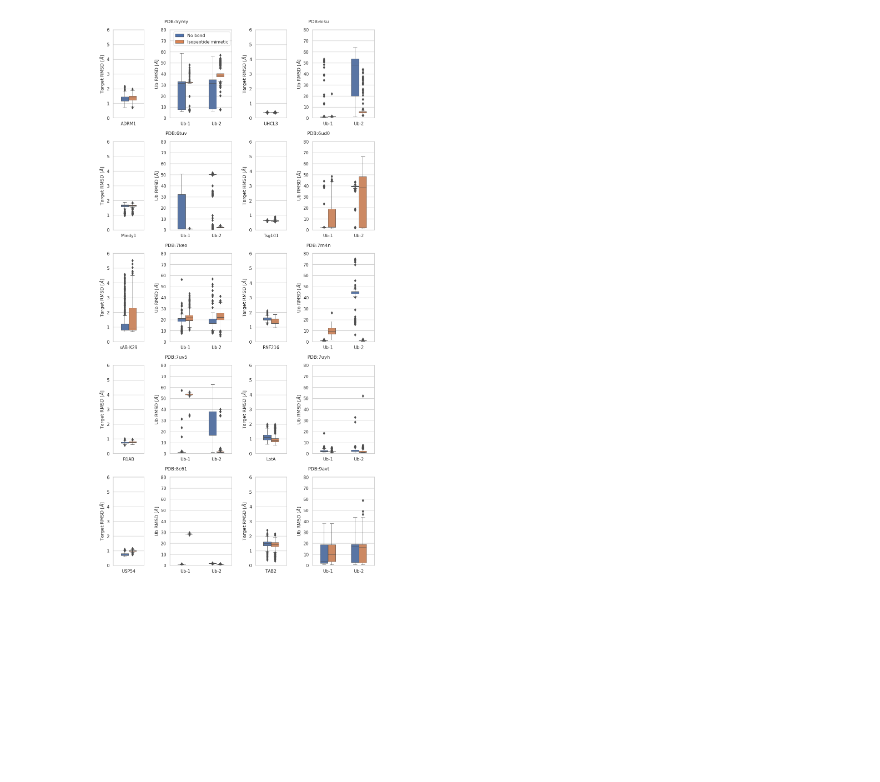
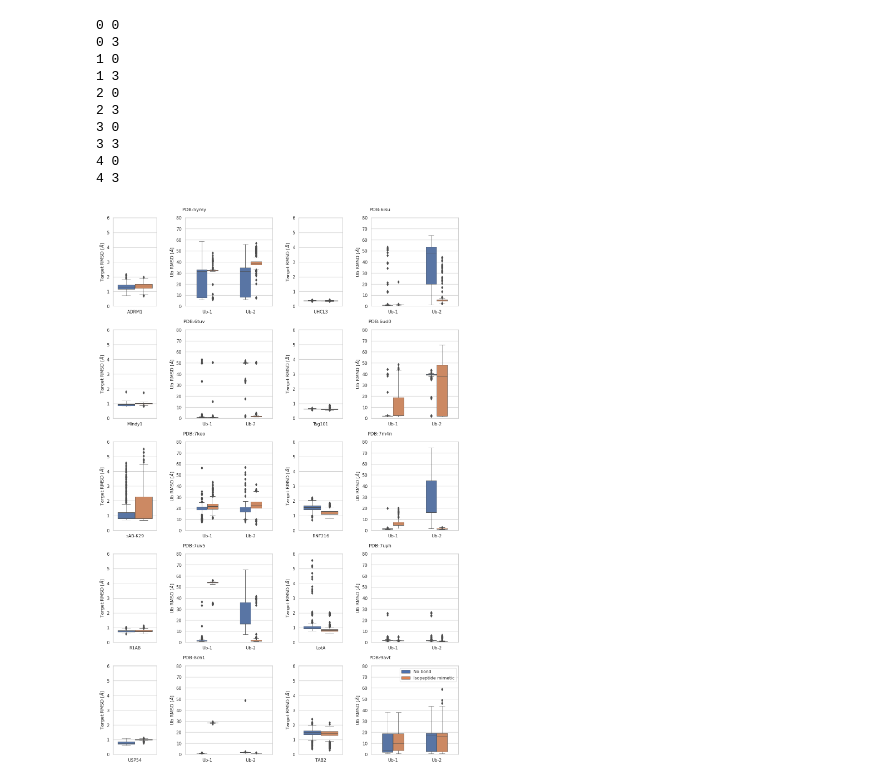
Before and after one commit to bio-phys/polyUb-AF, a Jupyter notebook: analysis_isopeptide_rmsd_ubs.ipynb, the cells around one changed output. Saved outputs shown, nothing was run; the diff lists cells and outputs as text; code cells hidden in the pictures; blank space fills up the shorter version.

```diff
--- a/analysis_isopeptide_rmsd_ubs.ipynb
+++ b/analysis_isopeptide_rmsd_ubs.ipynb
@@ -359,9 +387,9 @@ for system in input_rec_dic.keys():
     model_names, target_rmsd, ub_rmsd = calc_rmsd(input_rec=input_rec_dic[system], debug = True)
     result_target_dict[system] = target_rmsd
     # USE IF THE UB RMSD-S ARE COMBINED
-    result_diub_dict[system] = np.sqrt(ub_rmsd[:,0]**2 + ub_rmsd[:,1]**2) / np.sqrt(2)
-    result_monoub_dict[system+"-proximal"] = ub_rmsd[:,0]
-    result_monoub_dict[system+"-distal"]   = ub_rmsd[:,1]
+    result_diub_dict[system] = np.sqrt(np.square(ub_rmsd).sum(axis=1) / len(ub_rmsd[0]))
+    for i,col in enumerate(ub_rmsd.T):
+        result_monoub_dict[system+f"-{i}"] = col
     print ()
 # %% [output]
 5ymy
@@ -409,6 +454,6 @@ monoub_rmsd_df = pd.DataFrame (result_monoub_dict)
 monoub_rmsd_df = monoub_rmsd_df.melt(var_name='PDB', value_name='RMSD')
 monoub_rmsd_df['bond'] = monoub_rmsd_df['PDB'].apply(lambda x: 'yes' if 'bond' in x else 'no')
 monoub_rmsd_df['PDB']  = monoub_rmsd_df['PDB'].str.replace('-bond', '', regex=True)
-monoub_rmsd_df['proximal'] = monoub_rmsd_df['PDB'].apply(lambda x: 'yes' if 'proximal' in x else 'no')
-monoub_rmsd_df['PDB']  = monoub_rmsd_df['PDB'].str.replace('-proximal', '', regex=True)
-monoub_rmsd_df['PDB']  = monoub_rmsd_df['PDB'].str.replace('-distal', '', regex=True)
+monoub_rmsd_df['Ub-ID'] = monoub_rmsd_df['PDB'].apply(lambda x: x[-1])
+monoub_rmsd_df['PDB']  = monoub_rmsd_df['PDB'].str.slice(0, -2)
+print (monoub_rmsd_df)
@@ -459,7 +487,7 @@ seaborn.set_theme(rc={'figure.figsize':(11.7,8.27)})
 seaborn.set(style="whitegrid")
 
 
-ax = seaborn.boxplot(x="PDB", y="RMSD", hue="bond", data=diub_rmsd_df)
+ax = seaborn.boxplot(x="PDB", y="RMSD", hue="bond", data=diub_rmsd_df[diub_rmsd_df['PDB'] != '8j1p'])
 ax.set_ylabel(r'Diubiquitine RMSD [$\AA$]')
 ax.legend(title='Using bond?', labels=['No', 'Yes'])
 ax.set_ylim([0,60])
@@ -469,9 +497,6 @@ leg.legendHandles[0].set_facecolor(colors[0])
 leg.legendHandles[1].set_facecolor(colors[1])
 leg.legendHandles[0].set_linewidth(1)
 leg.legendHandles[1].set_linewidth(1)
-
-plt.savefig("AF3-diub-rmsd.svg", bbox_inches=0, transparent=True)
-plt.savefig("AF3-diub-rmsd.png", bbox_inches=0, transparent=False)
 
 limits = ax.get_xlim()
 print (limits)
@@ -484,6 +509,11 @@ ax.set_xlim(limits)
 plt.plot([6], [50], marker=r'$*$', markersize=20, color="black")
 plt.plot([8], [50], marker=r'$*$', markersize=20, color="black")
 
+
+plt.savefig("AF3-diub-rmsd.svg", bbox_inches=0, transparent=True)
+plt.savefig("AF3-diub-rmsd.png", bbox_inches=0, transparent=False)
+
+
 plt.show()
 # %% [output]
 (-0.5, 9.5)
@@ -533,5 +521,6 @@ plt.show()
 # %%
 # use to set style of background of plot
+plt.rcParams['svg.fonttype'] = 'none'
 seaborn.set_theme(rc={'figure.figsize':(11.7,8.27)})
 seaborn.set(style="whitegrid")
 
@@ -541,52 +530,70 @@ colors = seaborn.color_palette()
 pdb_names = '5ymy','6isu','6tuv','6ud0','7keo','7m4n','7uv5','7uyh','8c61','9avt'
 protein_names = 'ADRM1', 'UHCL3', 'Mindy1', 'Tsg101', 'sAB-K29', 'RNF216', 'R1AB', 'LotA', 'USP54', 'TAB2'
 
-fig = plt.figure(layout="constrained", figsize=(10,20))
+fig = plt.figure(layout="constrained", figsize=(13,20))
 gs = GridSpec(5, 6, figure=fig, wspace=0.2, hspace=0.05)
+
 
 cnt = 0
 for pdb, protein in zip(pdb_names, protein_names):
+
 
     # Get column and row from cnt
     row = int(cnt/2)
     col = (cnt % 2) * 3
 
+    print (row,col)
+
     ax1 = fig.add_subplot(gs[row, col])
     ax2 = fig.add_subplot(gs[row, col+1:col+3])
     ax2.set_title(f"PDB:{pdb}", x=0.1, y=1.05)
 
-    seaborn.boxplot(x="PDB", y="RMSD", hue="bond", data=target_rmsd_df[target_rmsd_df['PDB'] == pdb], ax=ax1, width=0.5, linewidth=0.7)
+    seaborn.boxplot(x="PDB", y="RMSD", hue="bond", data=target_rmsd_df[target_rmsd_df['PDB'] == pdb], ax=ax1, linewidth=0.7)
     ax1.set_ylabel(r'Target RMSD [$\AA$]')
     ax1.set_xticklabels([protein,])
     ax1.set_ylim([0,6])
     ax1.set_xlabel(None)
     legend = ax1.legend()
     legend.remove()
 
 
 
     data = monoub_rmsd_df[monoub_rmsd_df['PDB'] == pdb]
-    seaborn.boxplot(x="proximal", y="RMSD", hue="bond", data=data, ax=ax2, width=0.5, linewidth=0.7)
+    seaborn.boxplot(x="Ub-ID", y="RMSD", hue="bond", data=data, ax=ax2, width=0.5, linewidth=0.7)
     ax2.set_ylabel(r'Ub RMSD [$\AA$]')
-    ax2.set_xticklabels([r"Ub-1", r"Ub-2"])
-    if cnt==0:
+    if pdb == '8j1p':
+        ax2.set_xticklabels([r"Ub-1", r"Ub-2", r"Ub-3"])
+    else:
+        ax2.set_xticklabels([r"Ub-1", r"Ub-2"])
+    if cnt==9:
         ax2.legend(title=None, labels=['No bond', 'Isopeptide mimetic'])
         leg = ax2.get_legend()
         leg.legendHandles[0].set_facecolor(colors[0])
         leg.legendHandles[1].set_facecolor(colors[1])
         leg.legendHandles[0].set_linewidth(1)
         leg.legendHandles[1].set_linewidth(1)
     else:
         legend = ax2.legend()
         legend.remove()
 
     ax2.set_xlabel(None)
     ax2.set_ylim([0,80])
 
     cnt += 1
 
+
 plt.savefig(f"AF3-si-panel.svg", bbox_inches=0, transparent=True)
 plt.savefig(f"AF3-si-panel.png", bbox_inches=0, transparent=False)
 plt.show()
 # %% [output]
+0 0
+0 3
+1 0
+1 3
+2 0
+2 3
+3 0
+3 3
+4 0
+4 3
-[figure, old version]
+[figure, new version]
```
Also changed, not shown: parts of 10 cells of this notebook.
